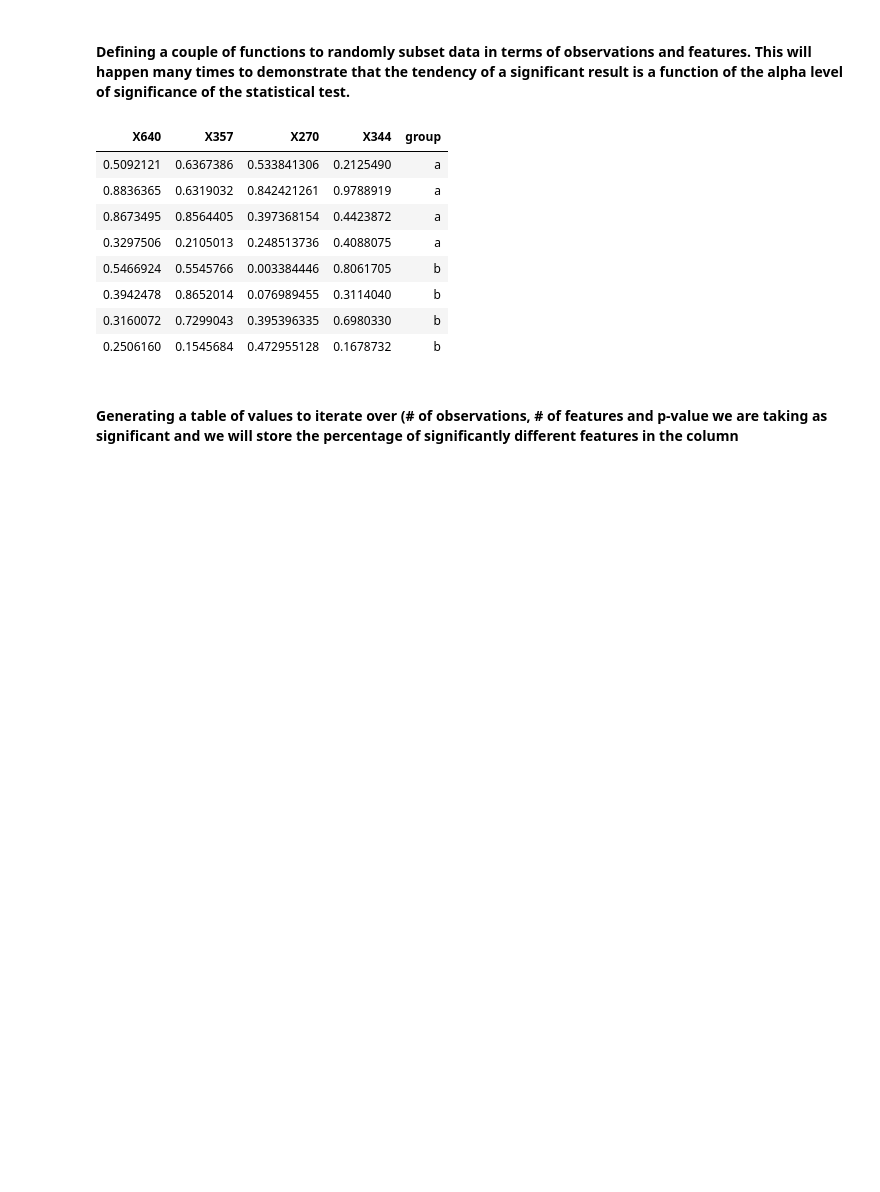
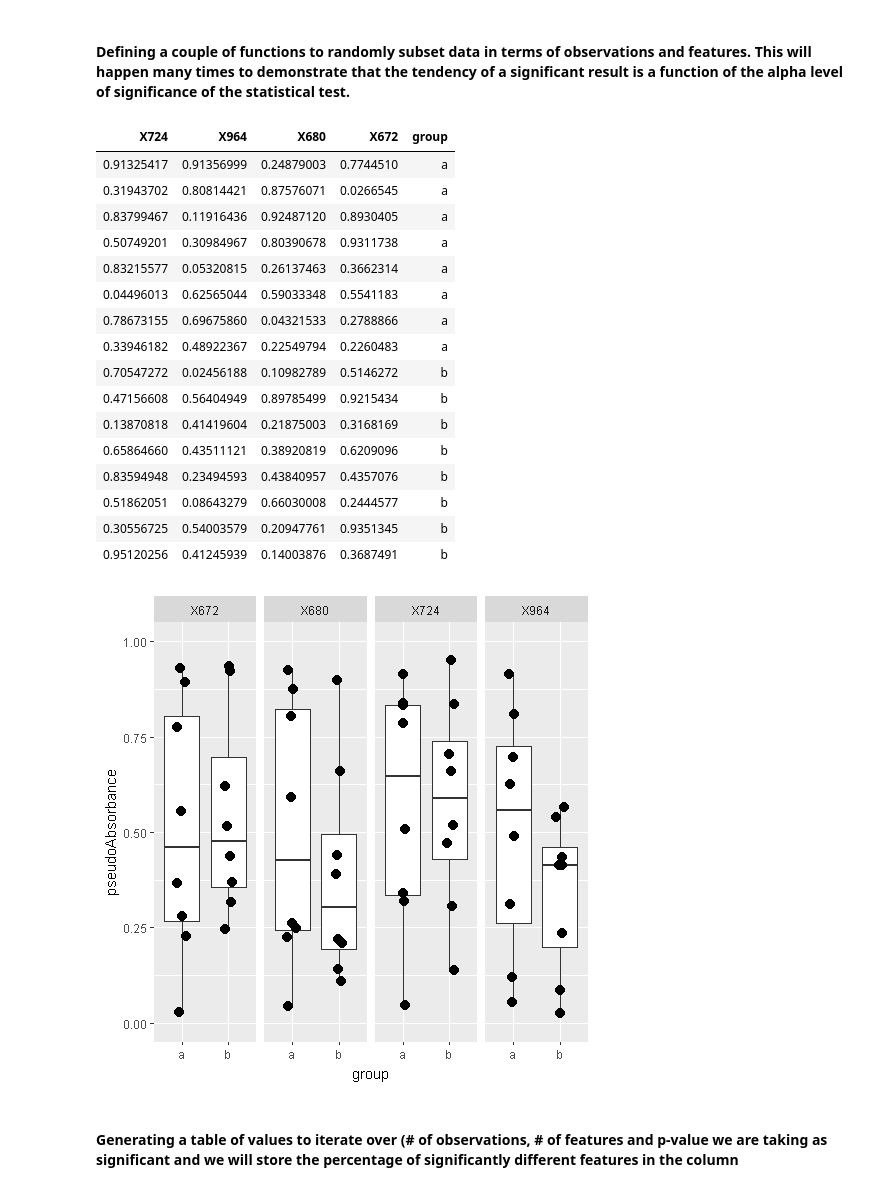
Before and after one commit to RKOpTris/spectral-processing-and-classification, a Jupyter notebook: Data dimensionality and chance patterns.ipynb, the cells around one changed output. Drawn from its saved outputs; the diff is of its cells as text; code cells hidden in the pictures; blank space fills up the shorter version.

```diff
--- a/Data dimensionality and chance patterns.ipynb
+++ b/Data dimensionality and chance patterns.ipynb
@@ -78,20 +95,36 @@ subsampleData <- function(nObs, nFeatures){
     return(subSample)
 }
 # %%
-# This is the output it produces given its input parameters:
-# 4 randomly selected observations of each class and 4 randomly selected features
+# This is an example of the output it produces given its input parameters:
+# 8 randomly selected observations of each class and 4 randomly selected features
 # For each iteration, this subsampling will be performed 100 times and a t-test applied
-subsampleData(nObs = 4, nFeatures = 4)
+(exampleData <- subsampleData(nObs = 8, nFeatures = 4))
+exampleData %>%
+    gather("pseudoWavenumber", "pseudoAbsorbance", -group) %>%
+    ggplot(aes(group, pseudoAbsorbance)) +
+    scale_y_continuous(limits = c(0, 1)) +
+    geom_boxplot(outlier.shape = NA) +
+    geom_jitter(size = 3, width = 0.1) +
+    facet_wrap(~pseudoWavenumber, nrow = 1)
 # %% [output]
-| X640 | X357 | X270 | X344 | group |
-| 0.5092121 | 0.6367386 | 0.533841306 | 0.2125490 | a |
-| 0.8836365 | 0.6319032 | 0.842421261 | 0.9788919 | a |
-| 0.8673495 | 0.8564405 | 0.397368154 | 0.4423872 | a |
-| 0.3297506 | 0.2105013 | 0.248513736 | 0.4088075 | a |
-| 0.5466924 | 0.5545766 | 0.003384446 | 0.8061705 | b |
-| 0.3942478 | 0.8652014 | 0.076989455 | 0.3114040 | b |
-| 0.3160072 | 0.7299043 | 0.395396335 | 0.6980330 | b |
-| 0.2506160 | 0.1545684 | 0.472955128 | 0.1678732 | b |
+| X724 | X964 | X680 | X672 | group |
+| 0.91325417 | 0.91356999 | 0.24879003 | 0.7744510 | a |
+| 0.31943702 | 0.80814421 | 0.87576071 | 0.0266545 | a |
+| 0.83799467 | 0.11916436 | 0.92487120 | 0.8930405 | a |
+| 0.50749201 | 0.30984967 | 0.80390678 | 0.9311738 | a |
+| 0.83215577 | 0.05320815 | 0.26137463 | 0.3662314 | a |
+| 0.04496013 | 0.62565044 | 0.59033348 | 0.5541183 | a |
+| 0.78673155 | 0.69675860 | 0.04321533 | 0.2788866 | a |
+| 0.33946182 | 0.48922367 | 0.22549794 | 0.2260483 | a |
+| 0.70547272 | 0.02456188 | 0.10982789 | 0.5146272 | b |
+| 0.47156608 | 0.56404949 | 0.89785499 | 0.9215434 | b |
+| 0.13870818 | 0.41419604 | 0.21875003 | 0.3168169 | b |
+| 0.65864660 | 0.43511121 | 0.38920819 | 0.6209096 | b |
+| 0.83594948 | 0.23494593 | 0.43840957 | 0.4357076 | b |
+| 0.51862051 | 0.08643279 | 0.66030008 | 0.2444577 | b |
+| 0.30556725 | 0.54003579 | 0.20947761 | 0.9351345 | b |
+| 0.95120256 | 0.41245939 | 0.14003876 | 0.3687491 | b |
+[figure, added]
 # %% [markdown]
 <h4>Generating a table of values to iterate over (# of observations, # of features and p-value we are taking as significant and we will store the percentage of significantly different features in the column</h4>
 # %%
```
Also changed, not shown: parts of 7 cells of this notebook.
